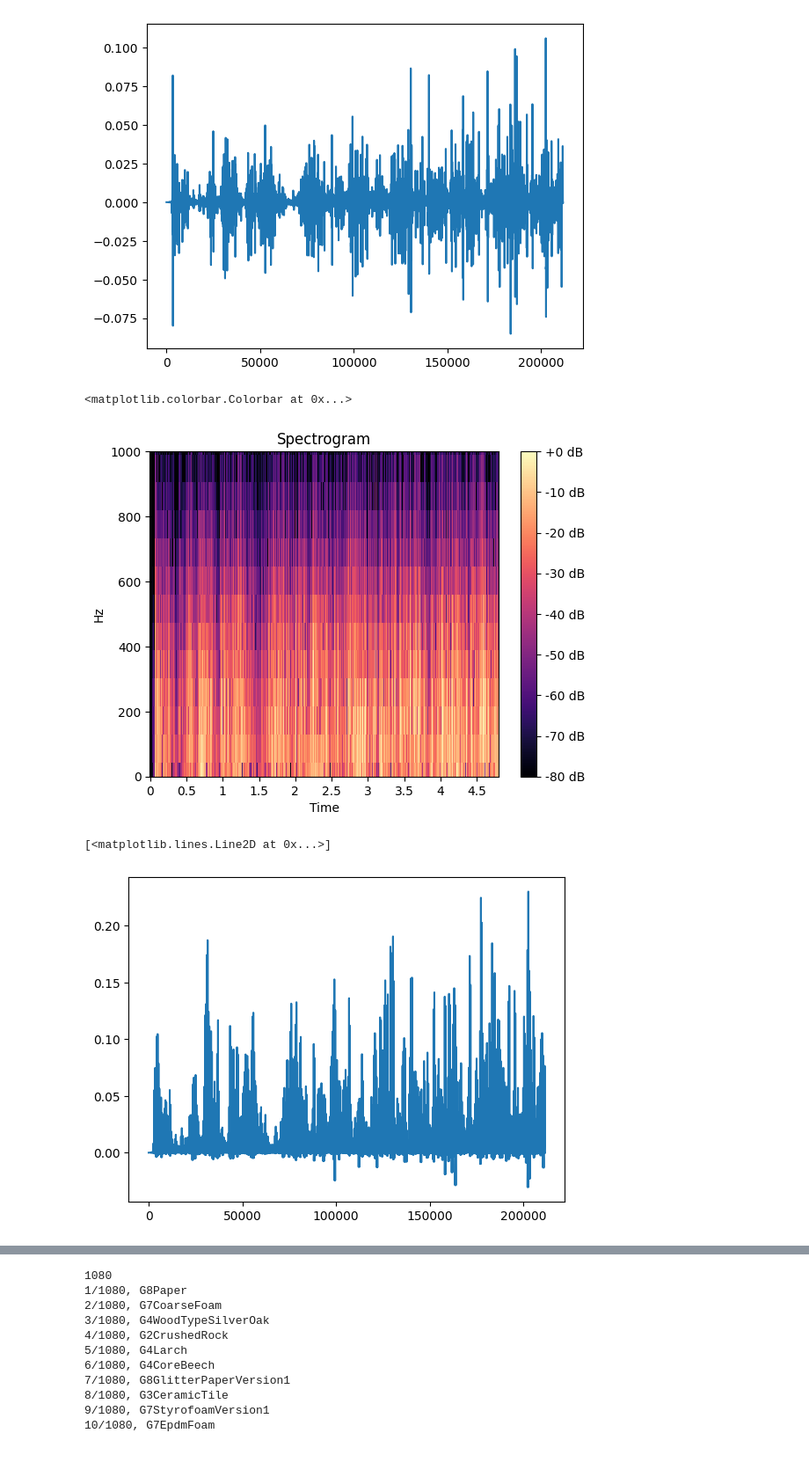
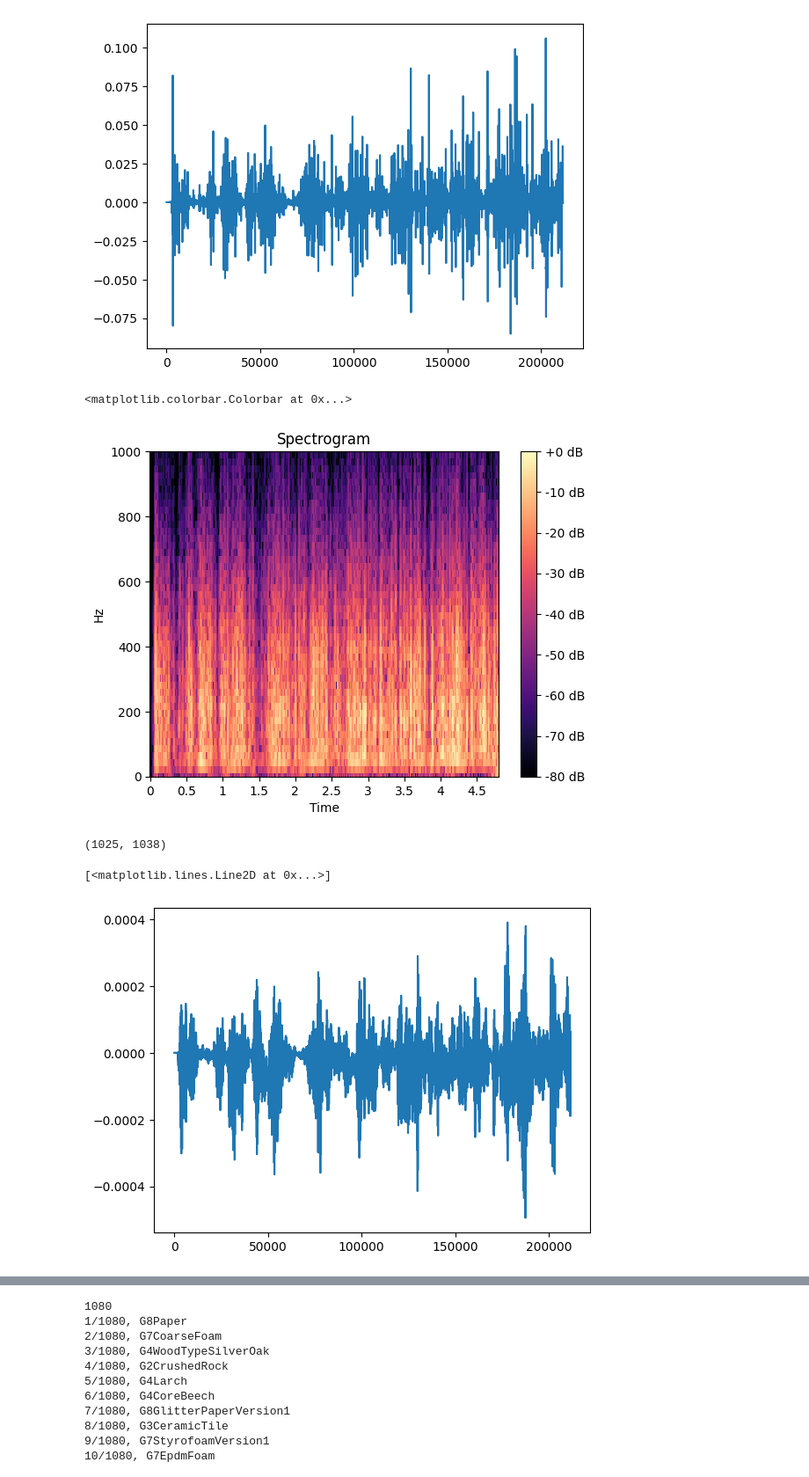
Before and after one commit to shinolab/vibrotactile-autoencoder, a Jupyter notebook: preprocess.ipynb, the cells around one changed output, grey strips where cells are left out. Shown at 88% size. Cells and saved outputs as stored; diff of their text form; code cells hidden in the pictures.

```diff
--- a/preprocess.ipynb
+++ b/preprocess.ipynb
@@ -11,23 +11,27 @@ data, fs = librosa.load('Texture_Dataset/G1AluminumMesh/G1RhombAluminumMesh_Soun
 b, a = signal.butter(3, [20 / fs, 1000 / fs], 'bandpass')
 data = signal.filtfilt(b, a, data)
 plt.plot(data)
-DMatrix = librosa.stft(data, n_fft=512, hop_length=int(512 * 0.9), window='hann')
+DMatrix = librosa.stft(data, n_fft=2048, hop_length=int(2048 * 0.1), window='hann')
 dbMatrix = librosa.amplitude_to_db(np.abs(DMatrix), ref=np.max)
 # %% [output]
 [figure]
 # %%
 fig, ax = plt.subplots()
-img = librosa.display.specshow(dbMatrix, sr=fs, n_fft=512, hop_length=int(512 * 0.9), y_axis='linear', x_axis='time', ax=ax)
+img = librosa.display.specshow(dbMatrix, sr=fs, n_fft=2048, hop_length=int(2048 * 0.1), y_axis='linear', x_axis='time', ax=ax)
 ax.set_title('Spectrogram')
 plt.ylim(0, 1000)
 fig.colorbar(img, ax=ax, format="%+2.0f dB")
 # %% [output]
 <matplotlib.colorbar.Colorbar at 0x...>
-[figure, old version]
+[figure, new version]
+# %%
+DMatrix_hat.shape
+# %% [output]
+(1025, 1038)
 # %%
-DMatrix_hat = librosa.db_to_amplitude(dbMatrix[:12,:])
-plt.plot(librosa.istft(DMatrix_hat, n_fft=512, hop_length=int(512 * 0.9), window='hann'))
+DMatrix_hat = librosa.db_to_amplitude(dbMatrix)
+plt.plot(librosa.istft(DMatrix_hat, n_fft=2048, hop_length=int(2048 * 0.1), window='hann'))
 # %% [output]
 [<matplotlib.lines.Line2D at 0x...>]
-[figure, old version]
+[figure, new version]
 # %%
```
Also changed, not shown: parts of 2 cells of this notebook, 4 other files.
